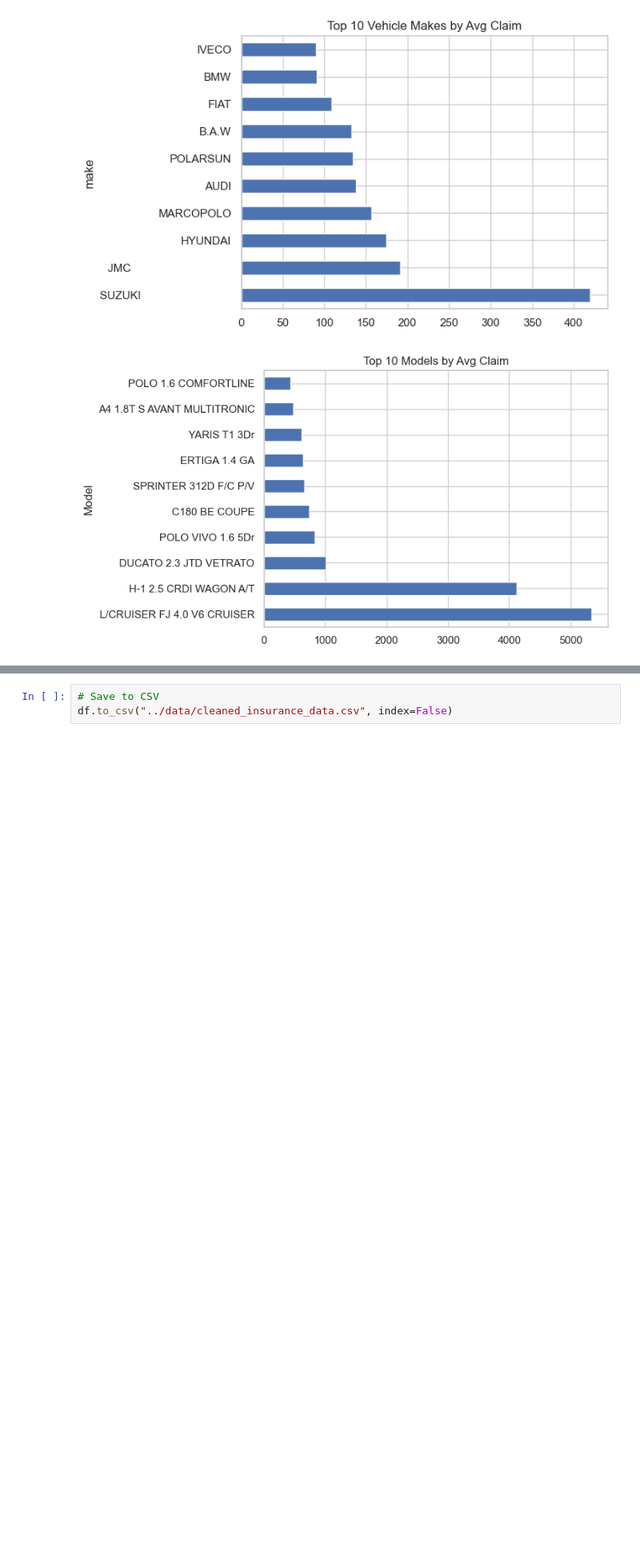
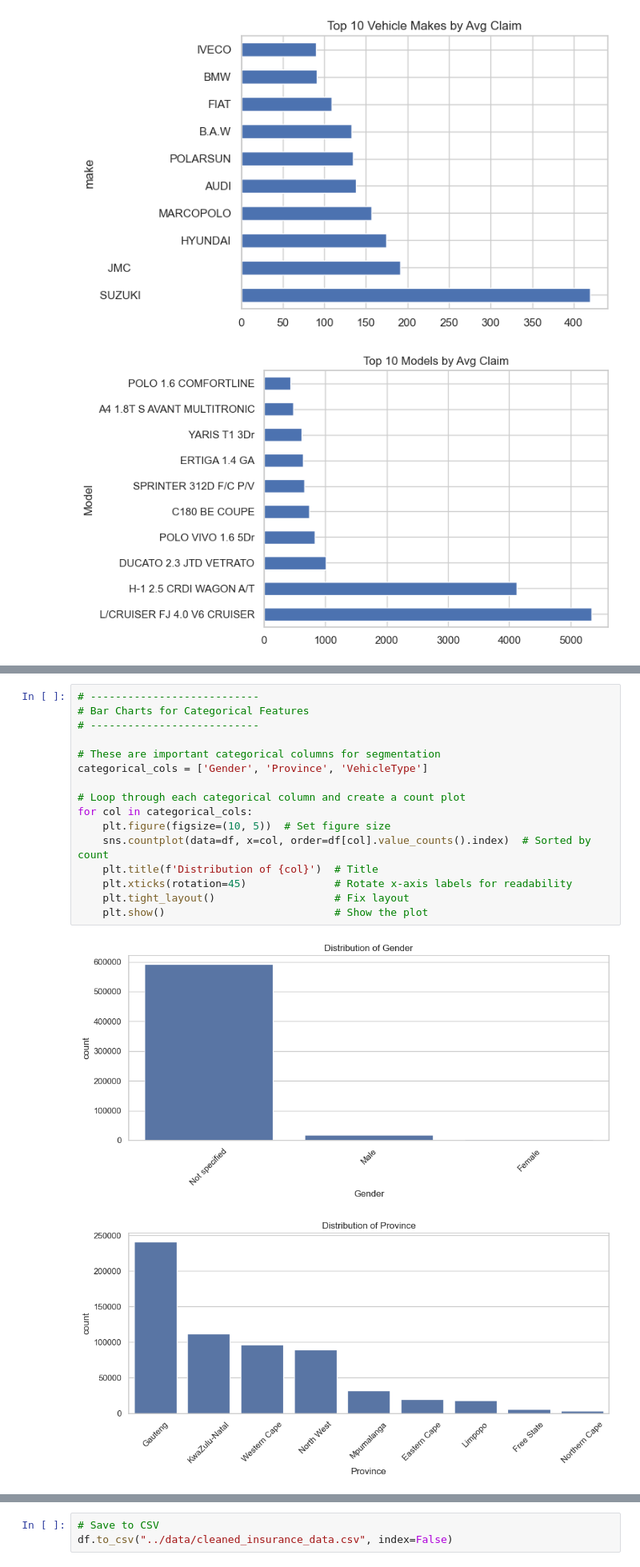
Before and after one commit to bobdeve/AlphaCare-insurance, a Jupyter notebook: notebooks/Edatask1.ipynb, the cells around one changed output, grey strips where cells are left out. Shown at 80% size. Saved outputs shown, nothing was run; the diff lists cells and outputs as text; blank space fills up the shorter version.

```diff
--- a/notebooks/Edatask1.ipynb
+++ b/notebooks/Edatask1.ipynb
@@ -210,0 +326,19 @@ plt.show()
+# %%
+# ---------------------------
+# Bar Charts for Categorical Features
+# ---------------------------
+
+# These are important categorical columns for segmentation
+categorical_cols = ['Gender', 'Province', 'VehicleType']
+
+# Loop through each categorical column and create a count plot
+for col in categorical_cols:
+    plt.figure(figsize=(10, 5))  # Set figure size
+    sns.countplot(data=df, x=col, order=df[col].value_counts().index)  # Sorted by count
+    plt.title(f'Distribution of {col}')  # Title
+    plt.xticks(rotation=45)              # Rotate x-axis labels for readability
+    plt.tight_layout()                   # Fix layout
+    plt.show()                           # Show the plot
+# %% [output]
+[figure, added]
+[figure, added]
```
Also changed, not shown: parts of 17 cells of this notebook.
